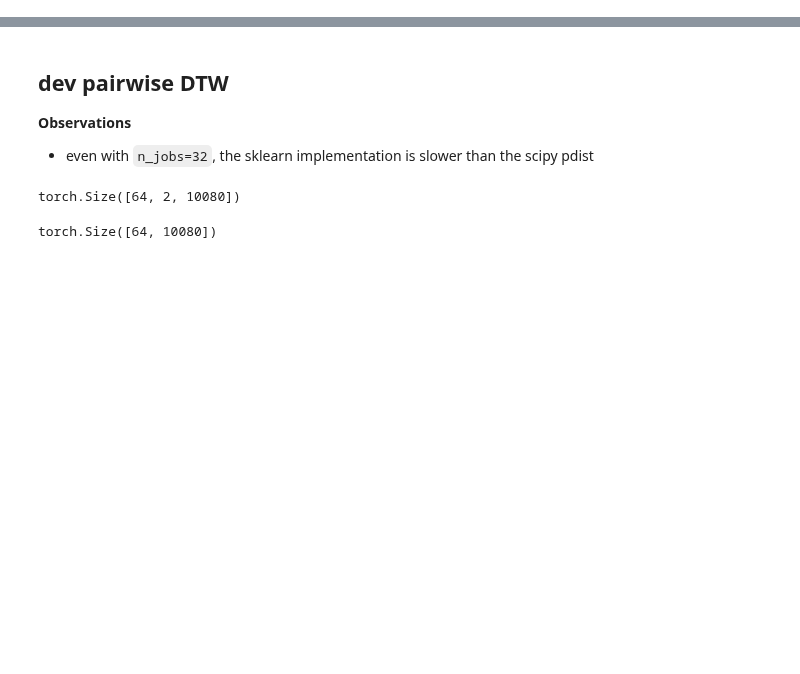
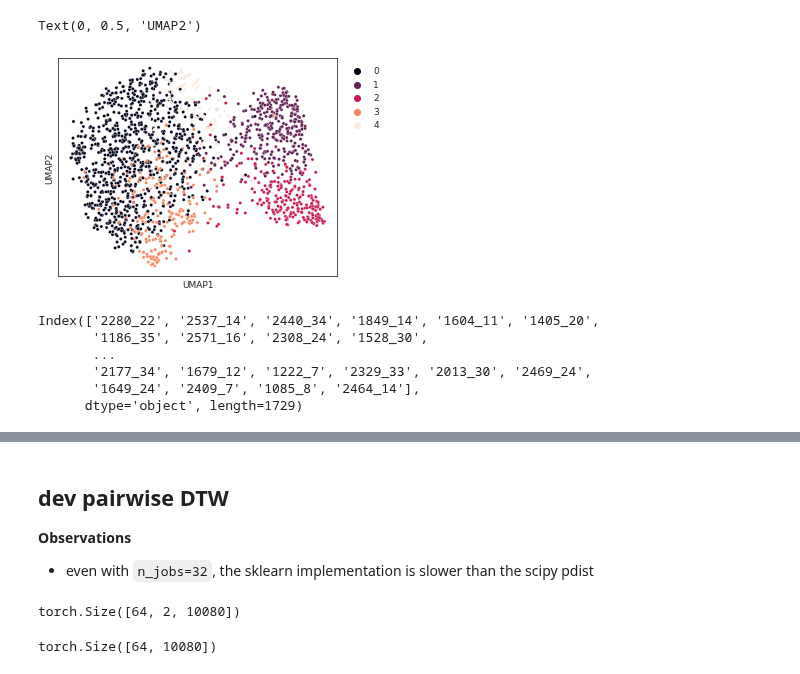
Before and after one commit to nealgravindra/wearables, a Jupyter notebook: notebooks/eval_knndtw_clustering_dev.ipynb, the cells around one changed output, grey strips where cells are left out. Saved outputs shown, nothing was run; the diff lists cells and outputs as text; code cells hidden in the pictures; blank space fills up the shorter version.

```diff
--- a/notebooks/eval_knndtw_clustering_dev.ipynb
+++ b/notebooks/eval_knndtw_clustering_dev.ipynb
@@ -125,0 +121,26 @@ fig.colorbar(im)
+# %%
+fig, ax = plt.subplots(1, 1, figsize=(5, 4))
+sns.scatterplot(data_umap[:, 0], data_umap[:, 1],
+                s=10,
+                hue=membership,
+                palette='rocket',
+#                 palette='ocean', # tab20c
+                legend='full',
+                ax=ax)
+ax.legend(bbox_to_anchor=(1.01, 1))
+ax.set_xticks([])
+ax.set_yticks([])
+ax.set_xlabel('UMAP1')
+ax.set_ylabel('UMAP2')
+# %% [output]
+Text(0, 0.5, 'UMAP2')
+[figure, added]
+# %%
+md.index
+# %% [output]
+Index(['2280_22', '2537_14', '2440_34', '1849_14', '1604_11', '1405_20',
+       '1186_35', '2571_16', '2308_24', '1528_30',
+       ...
+       '2177_34', '1679_12', '1222_7', '2329_33', '2013_30', '2469_24',
+       '1649_24', '2409_7', '1085_8', '2464_14'],
+      dtype='object', length=1729)
```
Also changed, not shown: parts of 26 cells of this notebook, 4 other files.
